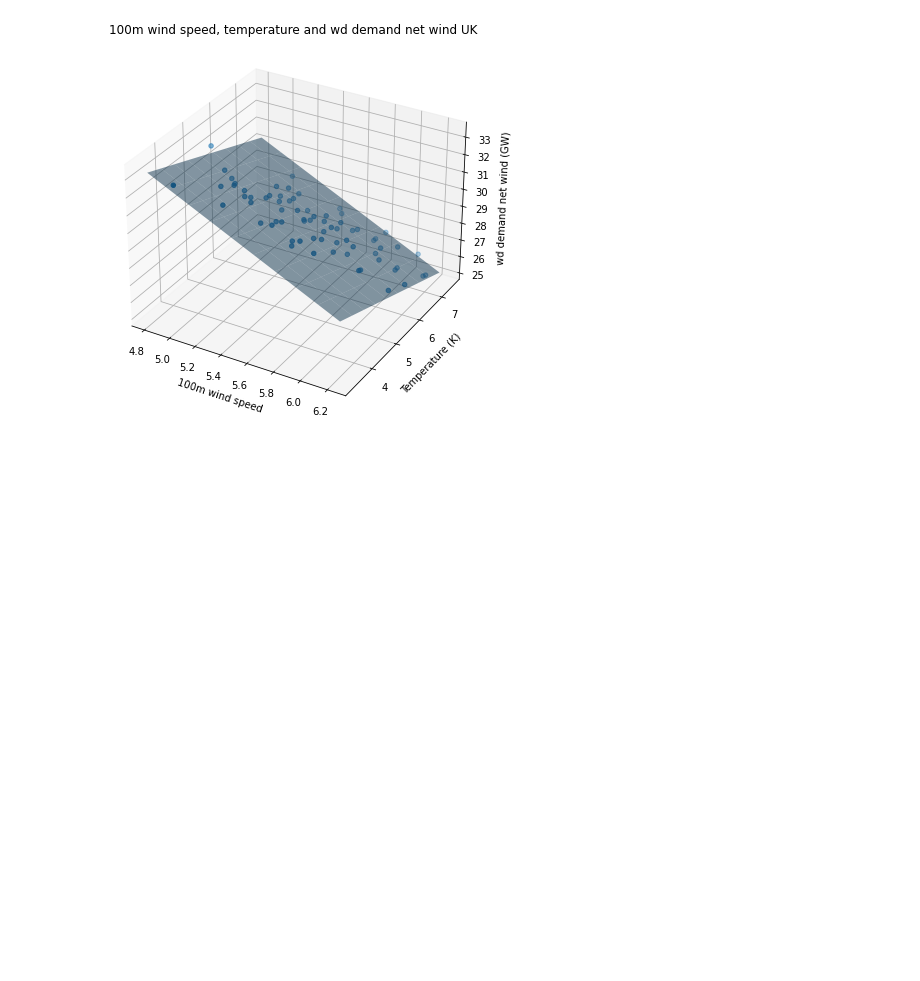
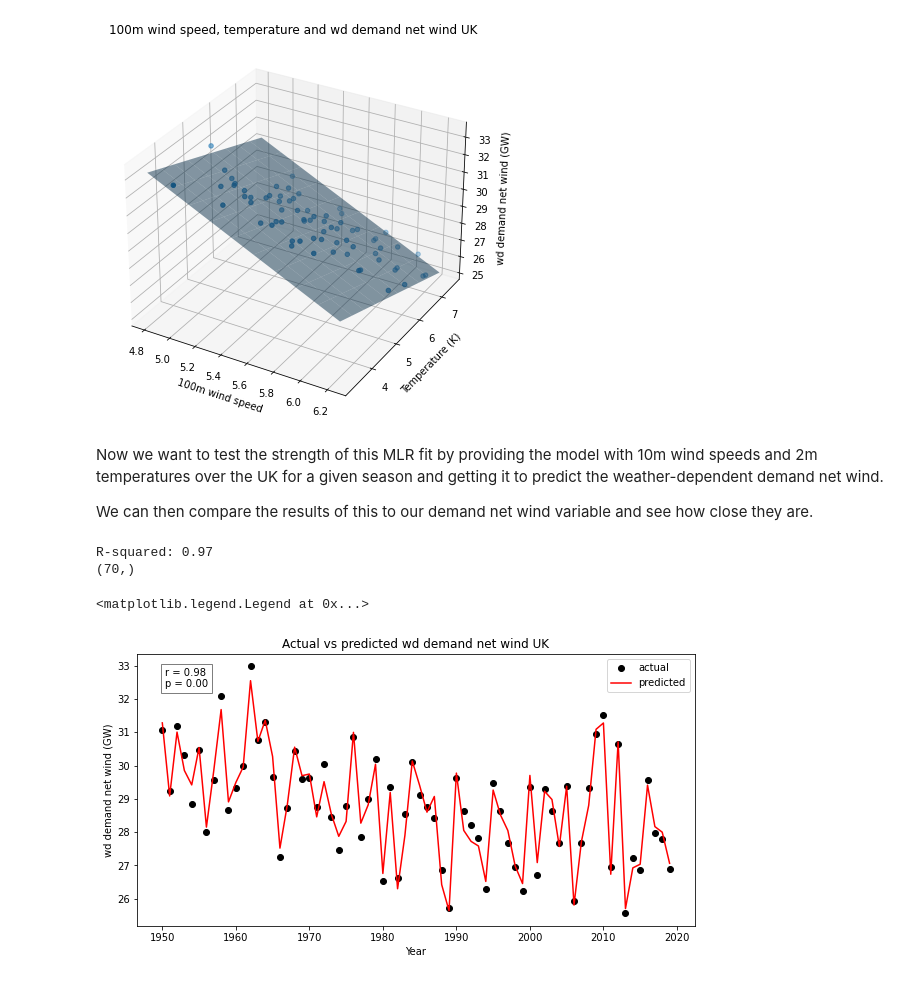
Before and after one commit to benhutchmet/unseen_multi_year, a Jupyter notebook: testing_clearheads_dnw.ipynb, the cells around one changed output. Saved outputs shown, nothing was run; the diff lists cells and outputs as text; code cells hidden in the pictures; blank space fills up the shorter version.

```diff
--- a/testing_clearheads_dnw.ipynb
+++ b/testing_clearheads_dnw.ipynb
@@ -716,3 +716,68 @@ plot_3d_scatter(
 # %% [output]
 R-squared: 0.97
 [figure]
+# %% [markdown]
+Now we want to test the strength of this MLR fit by providing the model with 10m wind speeds and 2m temperatures over the UK for a given season and getting it to predict the weather-dependent demand net wind.
+
+We can then compare the results of this to our demand net wind variable and see how close they are.
+# %%
+# Fit a multiple linear regression model
+# Fit a multiple linear regression model
+X = df_full_daily_ONDJFM[["10m_wind_speed", "t2m_no_detrend"]]
+y = df_full_daily_ONDJFM["wd_demand_net_wind"]
+model = LinearRegression().fit(X, y)
+
+# Calculate the R-squared value
+r2 = model.score(X, y)
+
+# Print the R-squared value
+print(f'R-squared: {r2:.2f}')
+
+# Predict the z values (i.e., wd_demand_net_wind) for the corresponding x and y values in each row
+z_predicted = model.predict(X)
+
+# Print the shape of the z_predicted
+print(np.shape(z_predicted))
+# %% [output]
+R-squared: 0.97
+(70,)
+# %%
+from scipy.stats import pearsonr
+
+# set up a figure
+fig = plt.figure(figsize=(10, 5))
+
+# plot the actual wd demand net wind values
+plt.scatter(df_full_daily_ONDJFM.index, df_full_daily_ONDJFM["wd_demand_net_wind"], label="actual", color="k")
+
+# plot the predicted wd demand net wind values
+plt.plot(df_full_daily_ONDJFM.index, z_predicted, label="predicted", color="r")
+
+# set the title
+plt.title("Actual vs predicted wd demand net wind UK")
+
+# calculate the correlation between the actual and predicted values
+r, p = pearsonr(df_full_daily_ONDJFM["wd_demand_net_wind"], z_predicted)
+
+# text in the top left with r2
+plt.text(
+    0.05,
+    0.95,
+    f"r = {r:.2f}\np = {p:.2f}",
+    horizontalalignment="left",
+    verticalalignment="top",
+    transform=plt.gca().transAxes,
+    bbox=dict(facecolor="white", alpha=0.5),
+)
+
+# set the x label
+plt.xlabel("Year")
+
+# set the y label
+plt.ylabel("wd demand net wind (GW)")
+
+# show the legend
+plt.legend()
+# %% [output]
+<matplotlib.legend.Legend at 0x...>
+[figure, added]
```
